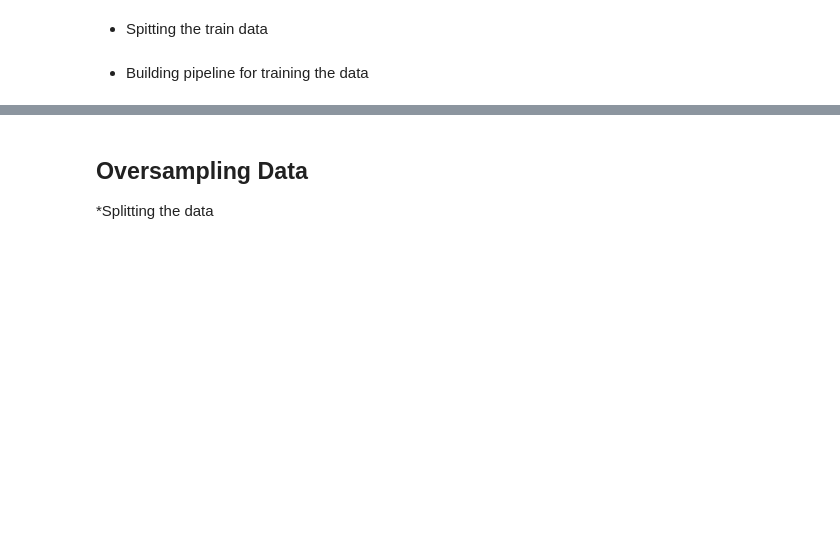
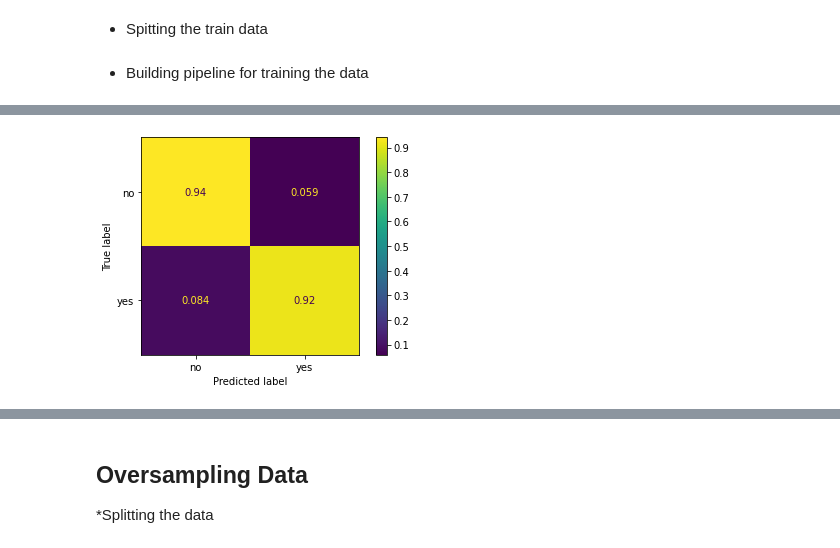
Before and after one commit to akinyosoyeisaac/DSN-KOWOPE-MART, a Jupyter notebook: notebook/EDA.ipynb, the cells around one changed output, grey strips where cells are left out. Cells and saved outputs as stored; diff of their text form; code cells hidden in the pictures; blank space fills up the shorter version.

Commit message:
models and performance report has been add

```diff
--- a/notebook/EDA.ipynb
+++ b/notebook/EDA.ipynb
@@ -277,6 +280,5 @@ scaler = StandardScaler()
 # %%
 rf = RandomForestClassifier(random_state= 1)
 pipe_rf = make_pipeline(scaler, rf)
-rf.fit(X_train, y_train)
+pipe_rf.fit(X_train, y_train)
 y_pred_rf = pipe_rf.predict(X_test)
-classification_report(y_test, y_pred_rf)
@@ -282,0 +299,4 @@ classification_report(y_test, y_pred_rf)
+# %%
+ConfusionMatrixDisplay.from_predictions(y_true=y_test, y_pred=y_pred_rf, normalize="true", labels=[0,1], display_labels=["no", "yes"]);
+# %% [output]
+[figure, added]
```
Also changed, not shown: parts of 35 cells of this notebook, 9 other files.
